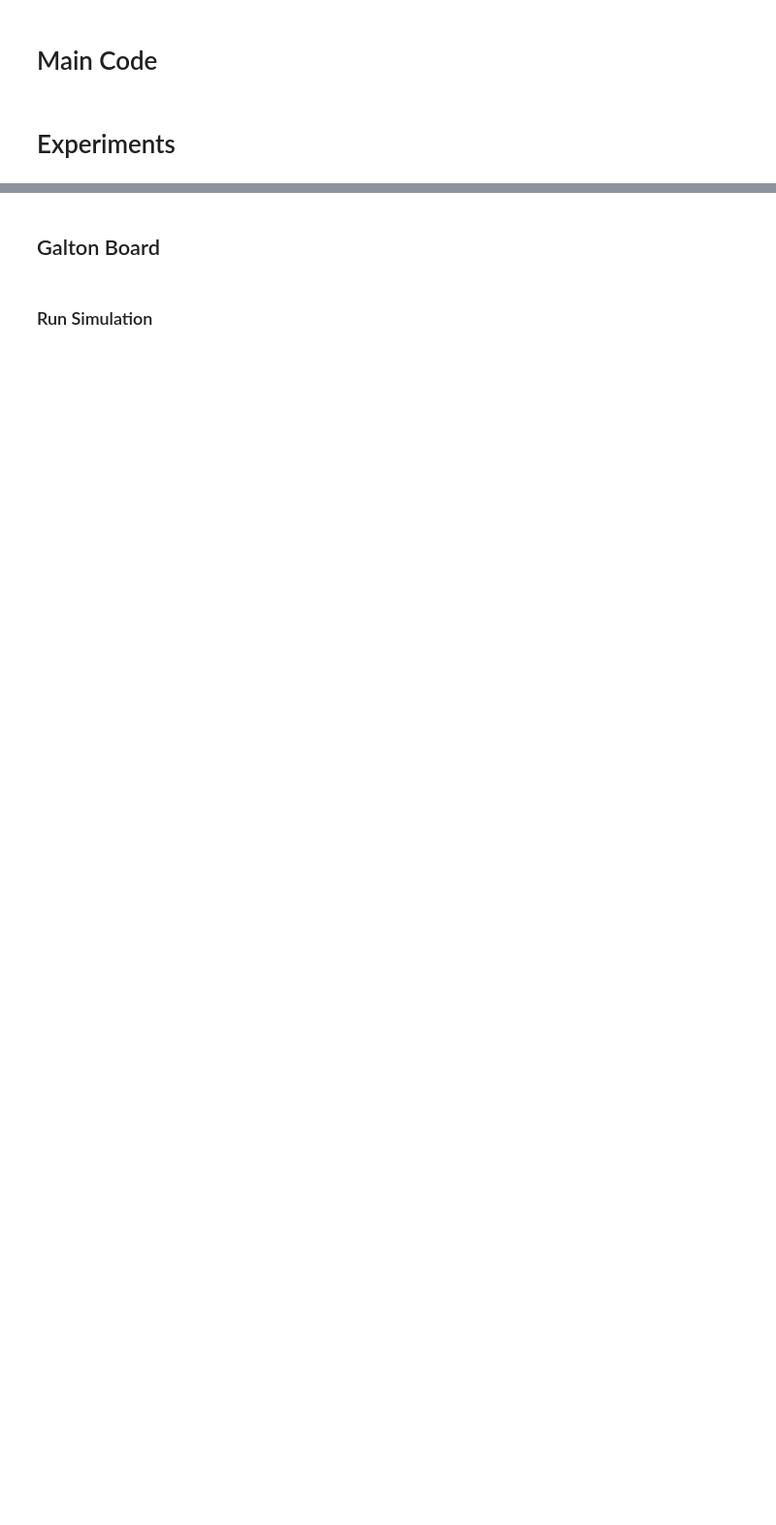
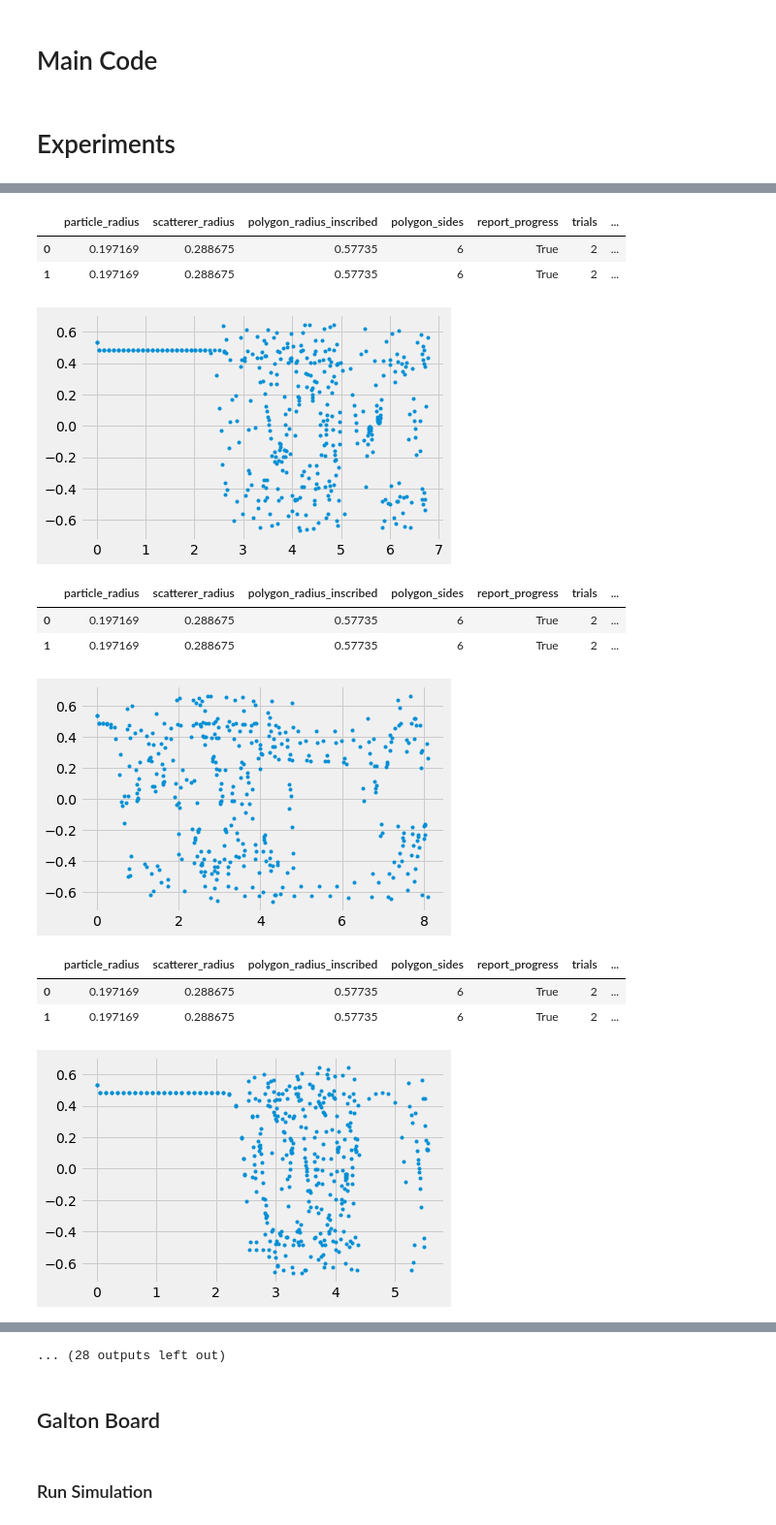
Before and after one commit to drscook/REU_2019, a Jupyter notebook: main_v13.ipynb, the cells around one changed output, grey strips where cells are left out. Shown at 97% size. Drawn from its saved outputs; the diff is of its cells as text; code cells hidden in the pictures; blank space fills up the shorter version.

```diff
--- a/main_v13.ipynb
+++ b/main_v13.ipynb
@@ -1230,0 +1398,20 @@ def animate(part_orig, movie_time=5, frames_per_second=30, smoothing=80, color='
+# %%
+for rec in records:
+    display(pd.DataFrame(rec['params']))
+    Y = rec['results']['pos_hist'][:,:,1].flatten()
+    T = rec['results']['t_hist'].flatten()
+    plt.plot(T, Y, '.')
+    plt.show()
+# %% [output]
+|  | particle_radius | scatterer_radius | polygon_radius_inscribed | polygon_sides | report_progress | trials | ... |
+| 0 | 0.197169 | 0.288675 | 0.57735 | 6 | True | 2 | ... |
+| 1 | 0.197169 | 0.288675 | 0.57735 | 6 | True | 2 | ... |
+[figure, added]
+|  | particle_radius | scatterer_radius | polygon_radius_inscribed | polygon_sides | report_progress | trials | ... |
+| 0 | 0.197169 | 0.288675 | 0.57735 | 6 | True | 2 | ... |
+| 1 | 0.197169 | 0.288675 | 0.57735 | 6 | True | 2 | ... |
+[figure, added]
+|  | particle_radius | scatterer_radius | polygon_radius_inscribed | polygon_sides | report_progress | trials | ... |
+| 0 | 0.197169 | 0.288675 | 0.57735 | 6 | True | 2 | ... |
+| 1 | 0.197169 | 0.288675 | 0.57735 | 6 | True | 2 | ... |
+[figure, added]
@@ -1231,3 +1430,4 @@ def animate(part_orig, movie_time=5, frames_per_second=30, smoothing=80, color='
+... (28 outputs left out)
 # %% [markdown]
 ## Galton Board
 # %% [markdown]
```
Also changed, not shown: parts of 7 cells of this notebook.
